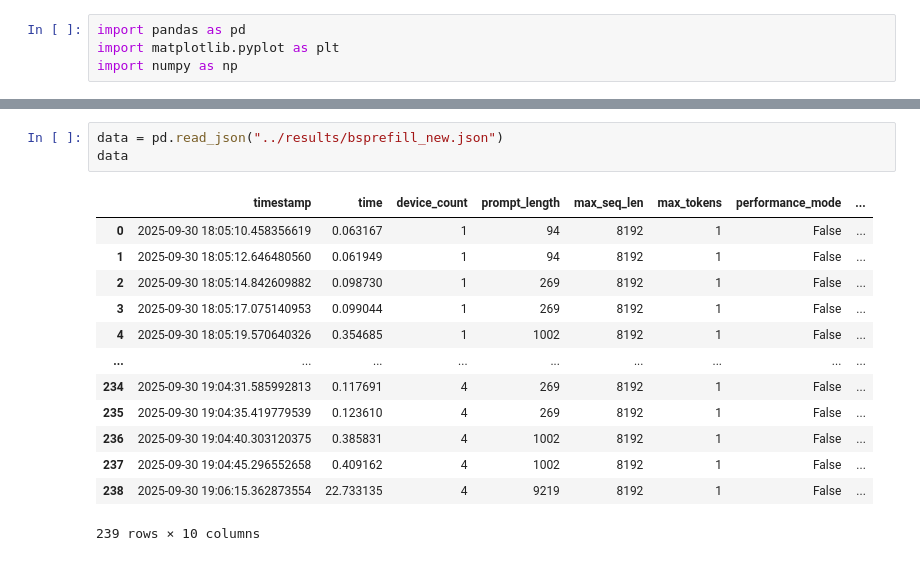
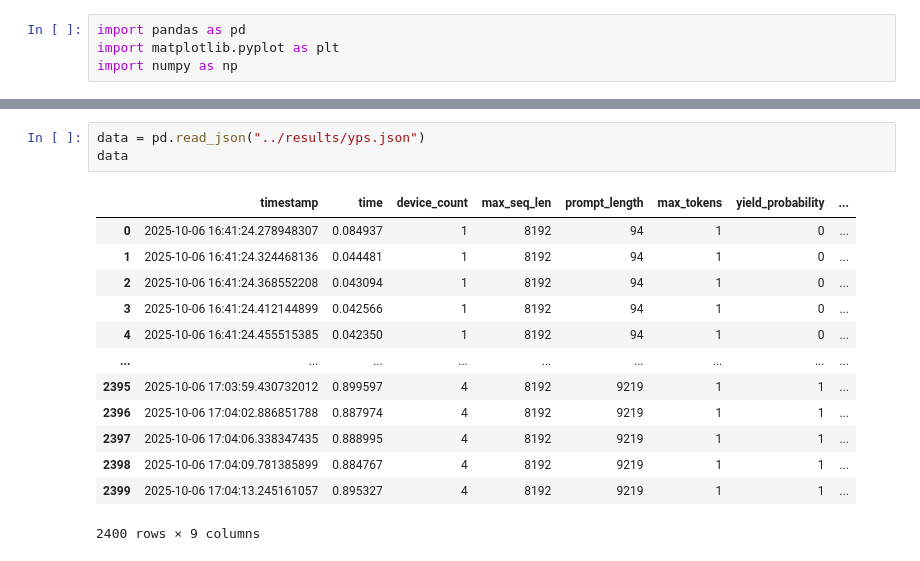
Before and after one commit to Dogacel/Uniference, a Jupyter notebook: notebooks/profiling_overhead_prefill.ipynb, the cells around one changed output, grey strips where cells are left out. Drawn from its saved outputs; the diff is of its cells as text.

```diff
--- a/notebooks/profiling_overhead_prefill.ipynb
+++ b/notebooks/profiling_overhead_prefill.ipynb
@@ -221,21 +230,21 @@ yield_count          0.000927
 dtype: float64
 # %%
-data = pd.read_json("../results/bsprefill_new.json")
+data = pd.read_json("../results/yps.json")
 data
 # %% [output]
-|  | timestamp | time | device_count | prompt_length | max_seq_len | max_tokens | performance_mode | ... |
-| 0 | 2025-09-30 18:05:10.458356619 | 0.063167 | 1 | 94 | 8192 | 1 | False | ... |
-| 1 | 2025-09-30 18:05:12.646480560 | 0.061949 | 1 | 94 | 8192 | 1 | False | ... |
-| 2 | 2025-09-30 18:05:14.842609882 | 0.098730 | 1 | 269 | 8192 | 1 | False | ... |
-| 3 | 2025-09-30 18:05:17.075140953 | 0.099044 | 1 | 269 | 8192 | 1 | False | ... |
-| 4 | 2025-09-30 18:05:19.570640326 | 0.354685 | 1 | 1002 | 8192 | 1 | False | ... |
+|  | timestamp | time | device_count | max_seq_len | prompt_length | max_tokens | yield_probability | ... |
+| 0 | 2025-10-06 16:41:24.278948307 | 0.084937 | 1 | 8192 | 94 | 1 | 0 | ... |
+| 1 | 2025-10-06 16:41:24.324468136 | 0.044481 | 1 | 8192 | 94 | 1 | 0 | ... |
+| 2 | 2025-10-06 16:41:24.368552208 | 0.043094 | 1 | 8192 | 94 | 1 | 0 | ... |
+| 3 | 2025-10-06 16:41:24.412144899 | 0.042566 | 1 | 8192 | 94 | 1 | 0 | ... |
+| 4 | 2025-10-06 16:41:24.455515385 | 0.042350 | 1 | 8192 | 94 | 1 | 0 | ... |
 | ... | ... | ... | ... | ... | ... | ... | ... | ... |
-| 234 | 2025-09-30 19:04:31.585992813 | 0.117691 | 4 | 269 | 8192 | 1 | False | ... |
-| 235 | 2025-09-30 19:04:35.419779539 | 0.123610 | 4 | 269 | 8192 | 1 | False | ... |
-| 236 | 2025-09-30 19:04:40.303120375 | 0.385831 | 4 | 1002 | 8192 | 1 | False | ... |
-| 237 | 2025-09-30 19:04:45.296552658 | 0.409162 | 4 | 1002 | 8192 | 1 | False | ... |
-| 238 | 2025-09-30 19:06:15.362873554 | 22.733135 | 4 | 9219 | 8192 | 1 | False | ... |
+| 2395 | 2025-10-06 17:03:59.430732012 | 0.899597 | 4 | 8192 | 9219 | 1 | 1 | ... |
+| 2396 | 2025-10-06 17:04:02.886851788 | 0.887974 | 4 | 8192 | 9219 | 1 | 1 | ... |
+| 2397 | 2025-10-06 17:04:06.338347435 | 0.888995 | 4 | 8192 | 9219 | 1 | 1 | ... |
+| 2398 | 2025-10-06 17:04:09.781385899 | 0.884767 | 4 | 8192 | 9219 | 1 | 1 | ... |
+| 2399 | 2025-10-06 17:04:13.245161057 | 0.895327 | 4 | 8192 | 9219 | 1 | 1 | ... |
-239 rows × 10 columns
+2400 rows × 9 columns
 # %%
 import seaborn as sns
 
```
Also changed, not shown: parts of 7 cells of this notebook, 9 other files.
